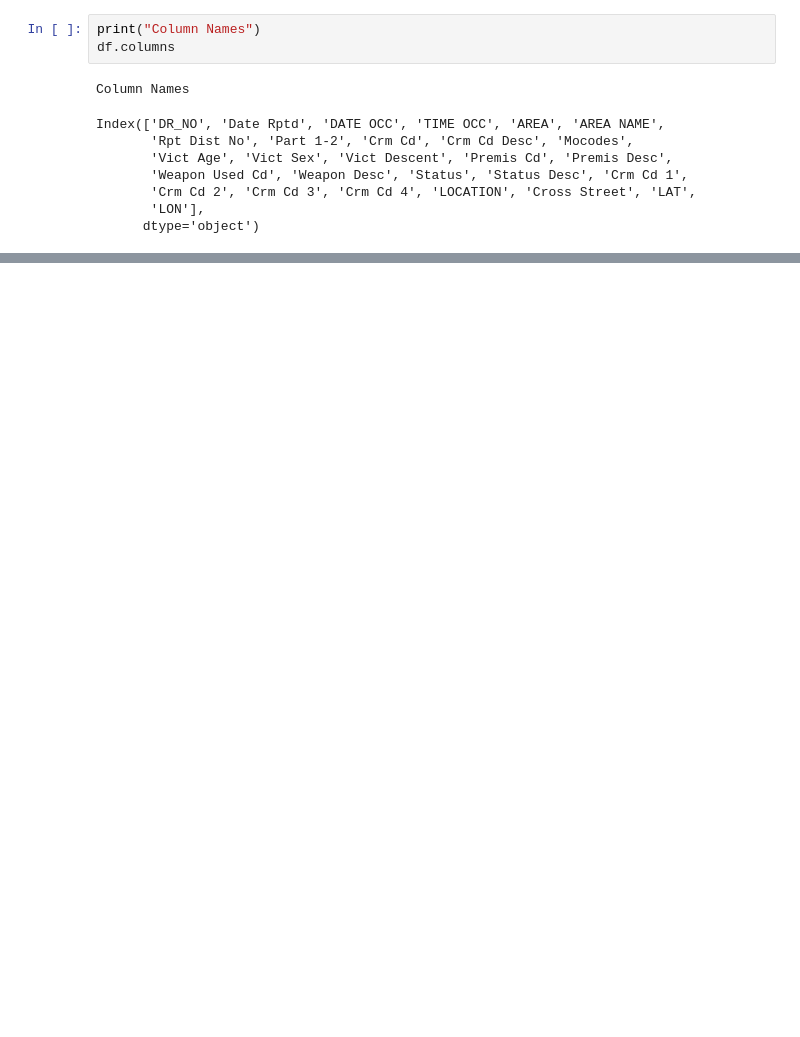
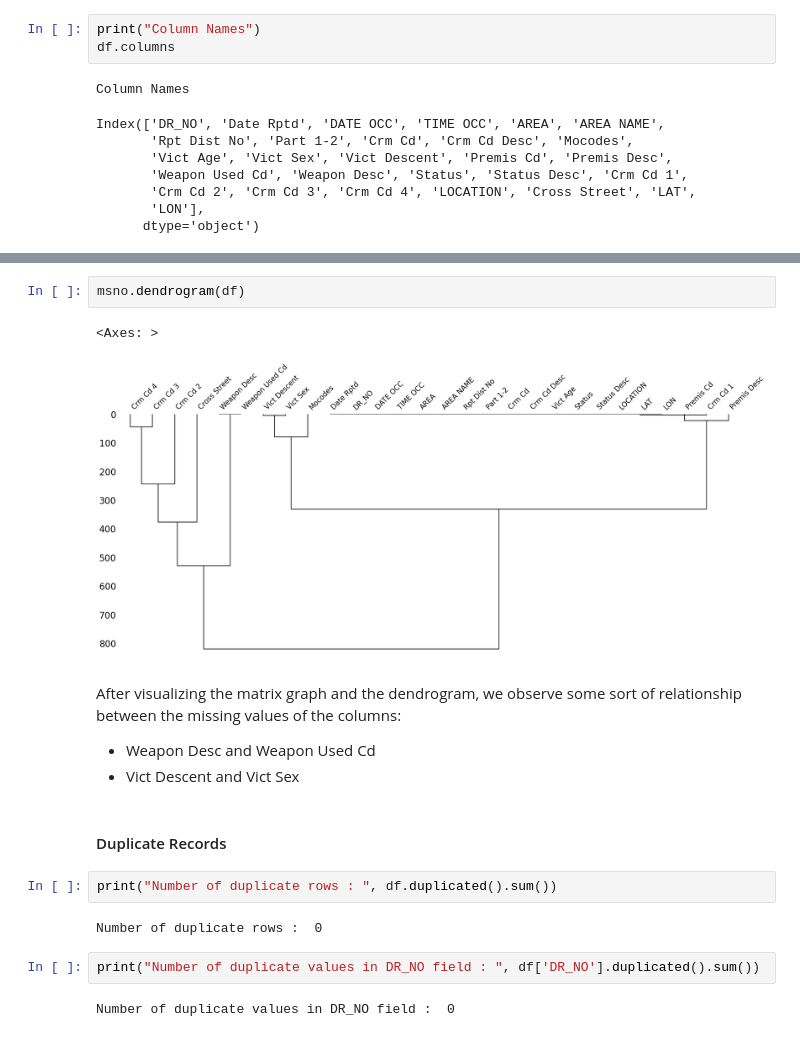
Before and after one commit to RishabhHM/Analyzing-Crime-In-LA, a Jupyter notebook: Crime_In_LA.ipynb, the cells around one changed output, grey strips where cells are left out. Drawn from its saved outputs; the diff is of its cells as text; blank space fills up the shorter version.

```diff
--- a/Crime_In_LA.ipynb
+++ b/Crime_In_LA.ipynb
@@ -114,0 +197,19 @@ Index(['DR_NO', 'Date Rptd', 'DATE OCC', 'TIME OCC', 'AREA', 'AREA NAME',
+# %%
+msno.dendrogram(df)
+# %% [output]
+<Axes: >
+[figure, added]
+# %% [markdown]
+After visualizing the matrix graph and the dendrogram, we observe some sort of relationship between the missing values of the columns:
+- Weapon Desc and Weapon Used Cd
+- Vict Descent and Vict Sex
+# %% [markdown]
+#### Duplicate Records
+# %%
+print("Number of duplicate rows : ", df.duplicated().sum())
+# %% [output]
+Number of duplicate rows :  0
+# %%
+print("Number of duplicate values in DR_NO field : ", df['DR_NO'].duplicated().sum())
+# %% [output]
+Number of duplicate values in DR_NO field :  0
```
Also changed, not shown: parts of 12 cells of this notebook.
